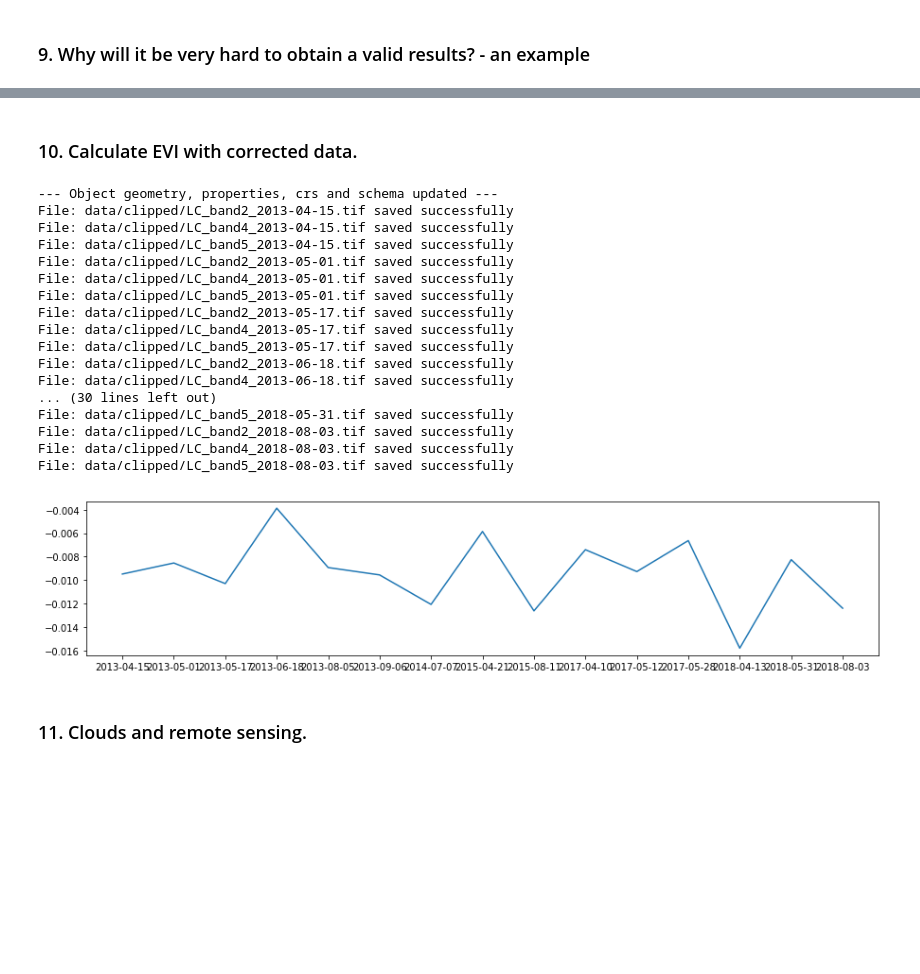
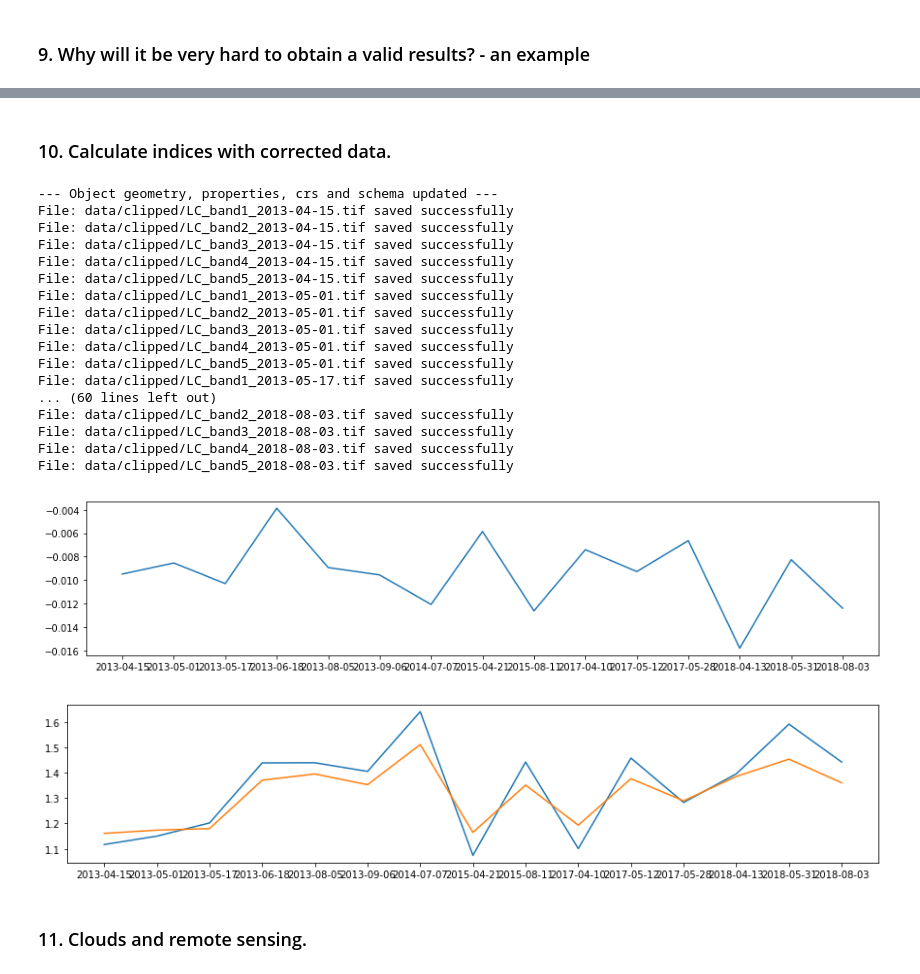
Before and after one commit to feleHaile/projections-clouds-and-Gdansk-Bay, a Jupyter notebook: algal_bloom_detection-chlorophyll_alpha.ipynb, the cells around one changed output, grey strips where cells are left out. Saved outputs shown, nothing was run; the diff lists cells and outputs as text; code cells hidden in the pictures; blank space fills up the shorter version.

```diff
--- a/algal_bloom_detection-chlorophyll_alpha.ipynb
+++ b/algal_bloom_detection-chlorophyll_alpha.ipynb
@@ -593,5 +590,5 @@ print(np.nanmean(after))
 # %% [markdown]
-### 10. Calculate EVI with corrected data.
+### 10. Calculate indices with corrected data.
 # %%
 # Read and prepare vector data
 vector_file = 'data/vector/zatoka_v2.shp'
@@ -607,37 +604,46 @@ epsg = get_epsg_from_raster(landsat_images[1])
 vn = vector_data.reproject_geometry(epsg, False)
 
 # Prepare area of interest
-my_bands = (2, 4, 5)  # bands for EVI calculation
+my_bands = (1, 2, 3, 4, 5)  # bands for calculations
 my_folder_name = 'data/clipped/'
 prepared_files = clip_all(df, vn, my_bands, my_folder_name)
 
-# Prepare dataframe and calculate EVI
+# Prepare dataframe and calculate indices
 clean_df = rasters_to_dataframe(prepared_files, df)
-clean_df['EVI'] = clean_df.apply(lambda x: np.nanmean(calculate_evi([x[0], x[1], x[2]])), axis=1)
-
-# Show EVI over time
-plt.figure(figsize=(15, 3))
-plt.plot(clean_df.index, clean_df['EVI'])
-plt.show()
+evi_clean_df = clean_df.apply(lambda x: np.nanmean(calculate_indicator(x, 'evi')), axis=1)
+kab1_clean_df = clean_df.apply(lambda x: np.nanmean(calculate_indicator(x, 'kab1')), axis=1)
+kab2_clean_df = clean_df.apply(lambda x: np.nanmean(calculate_indicator(x, 'kab2')), axis=1)
 # %% [output]
 --- Object geometry, properties, crs and schema updated ---
+File: data/clipped/LC_band1_2013-04-15.tif saved successfully
 File: data/clipped/LC_band2_2013-04-15.tif saved successfully
+File: data/clipped/LC_band3_2013-04-15.tif saved successfully
 File: data/clipped/LC_band4_2013-04-15.tif saved successfully
 File: data/clipped/LC_band5_2013-04-15.tif saved successfully
+File: data/clipped/LC_band1_2013-05-01.tif saved successfully
 File: data/clipped/LC_band2_2013-05-01.tif saved successfully
+File: data/clipped/LC_band3_2013-05-01.tif saved successfully
 File: data/clipped/LC_band4_2013-05-01.tif saved successfully
 File: data/clipped/LC_band5_2013-05-01.tif saved successfully
-File: data/clipped/LC_band2_2013-05-17.tif saved successfully
-File: data/clipped/LC_band4_2013-05-17.tif saved successfully
-File: data/clipped/LC_band5_2013-05-17.tif saved successfully
-File: data/clipped/LC_band2_2013-06-18.tif saved successfully
-File: data/clipped/LC_band4_2013-06-18.tif saved successfully
-... (30 lines left out)
-File: data/clipped/LC_band5_2018-05-31.tif saved successfully
+File: data/clipped/LC_band1_2013-05-17.tif saved successfully
+... (60 lines left out)
 File: data/clipped/LC_band2_2018-08-03.tif saved successfully
+File: data/clipped/LC_band3_2018-08-03.tif saved successfully
 File: data/clipped/LC_band4_2018-08-03.tif saved successfully
 File: data/clipped/LC_band5_2018-08-03.tif saved successfully
-[figure, removed]
+# %%
+# Show indices over time
+plt.figure(figsize=(15, 3))
+plt.plot(evi_clean_df.index, evi_clean_df)
+plt.show()
+
+plt.figure(figsize=(15, 3))
+plt.plot(kab1_clean_df.index, kab1_clean_df)
+plt.plot(kab2_clean_df.index, kab2_clean_df)
+plt.show()
+# %% [output]
+[figure, added]
+[figure, added]
 # %% [markdown]
 ### 11. Clouds and remote sensing.
 # %%
```
Also changed, not shown: parts of 21 cells of this notebook.
